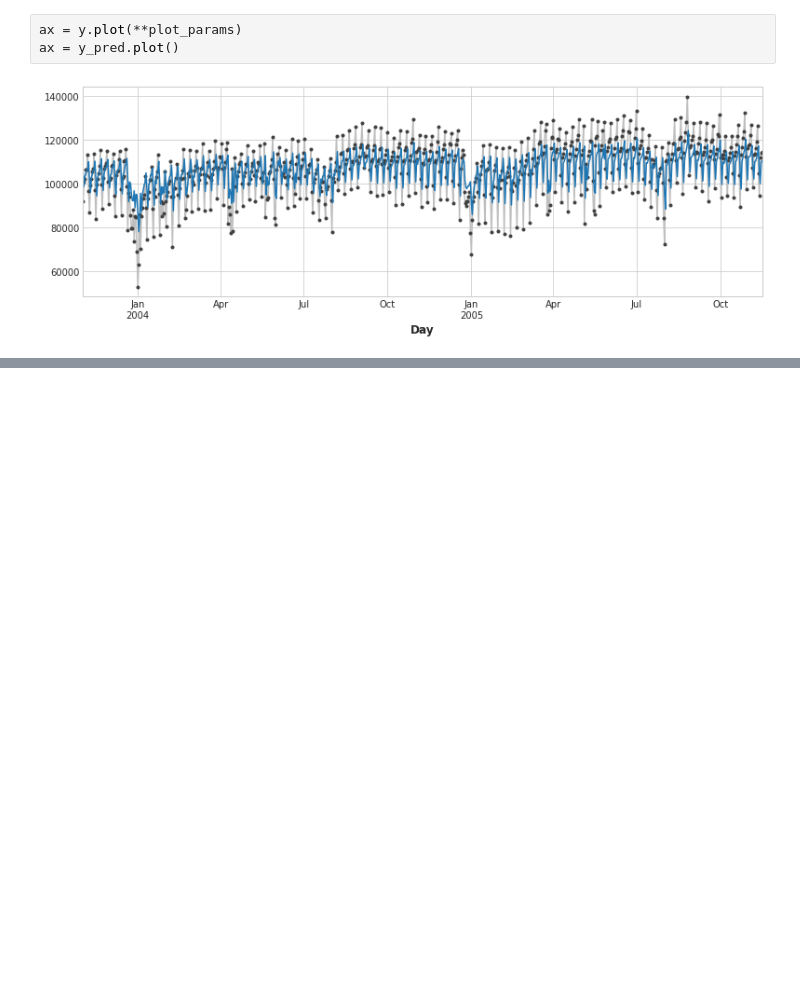
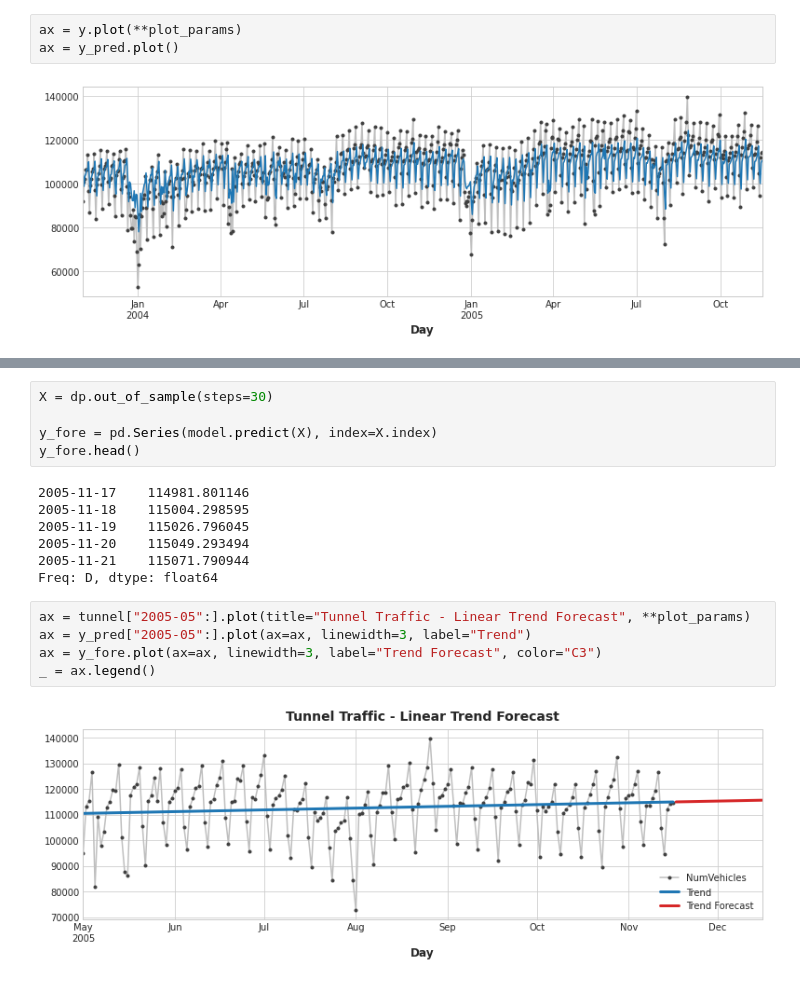
Before and after one commit to maxkskhor/explore, a Jupyter notebook: tunnel-traffic-1.ipynb, the cells around one changed output, grey strips where cells are left out. Saved outputs shown, nothing was run; the diff lists cells and outputs as text; blank space fills up the shorter version.

```diff
--- a/tunnel-traffic-1.ipynb
+++ b/tunnel-traffic-1.ipynb
@@ -160,0 +229,19 @@ ax = y_pred.plot()
+# %%
+X = dp.out_of_sample(steps=30)
+
+y_fore = pd.Series(model.predict(X), index=X.index)
+y_fore.head()
+# %% [output]
+2005-11-17    114981.801146
+2005-11-18    115004.298595
+2005-11-19    115026.796045
+2005-11-20    115049.293494
+2005-11-21    115071.790944
+Freq: D, dtype: float64
+# %%
+ax = tunnel["2005-05":].plot(title="Tunnel Traffic - Linear Trend Forecast", **plot_params)
+ax = y_pred["2005-05":].plot(ax=ax, linewidth=3, label="Trend")
+ax = y_fore.plot(ax=ax, linewidth=3, label="Trend Forecast", color="C3")
+_ = ax.legend()
+# %% [output]
+[figure, added]
```
Also changed, not shown: parts of 12 cells of this notebook.
